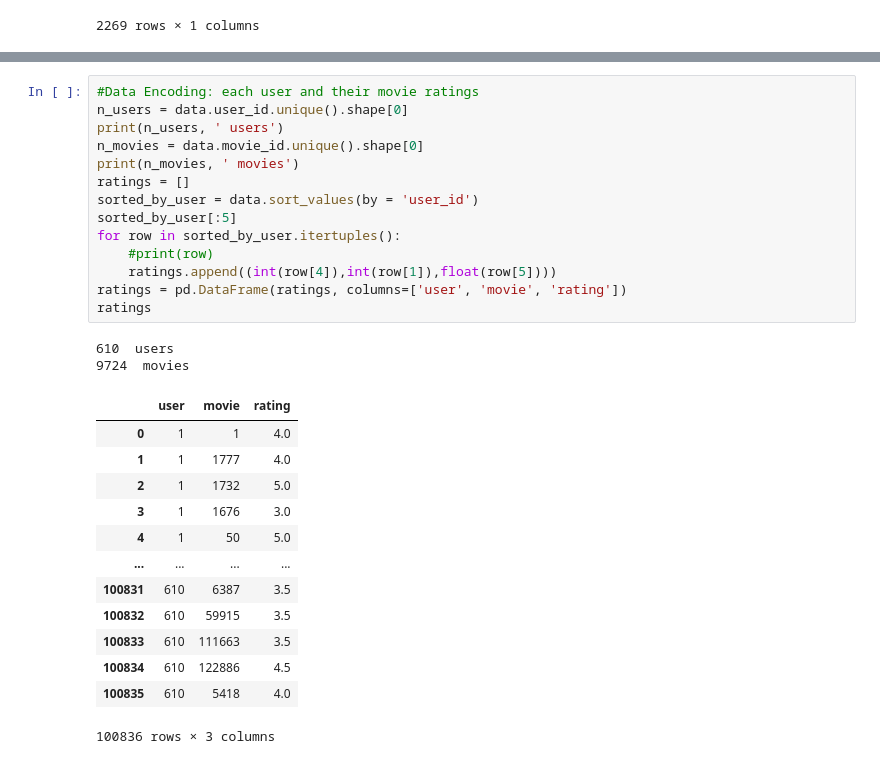
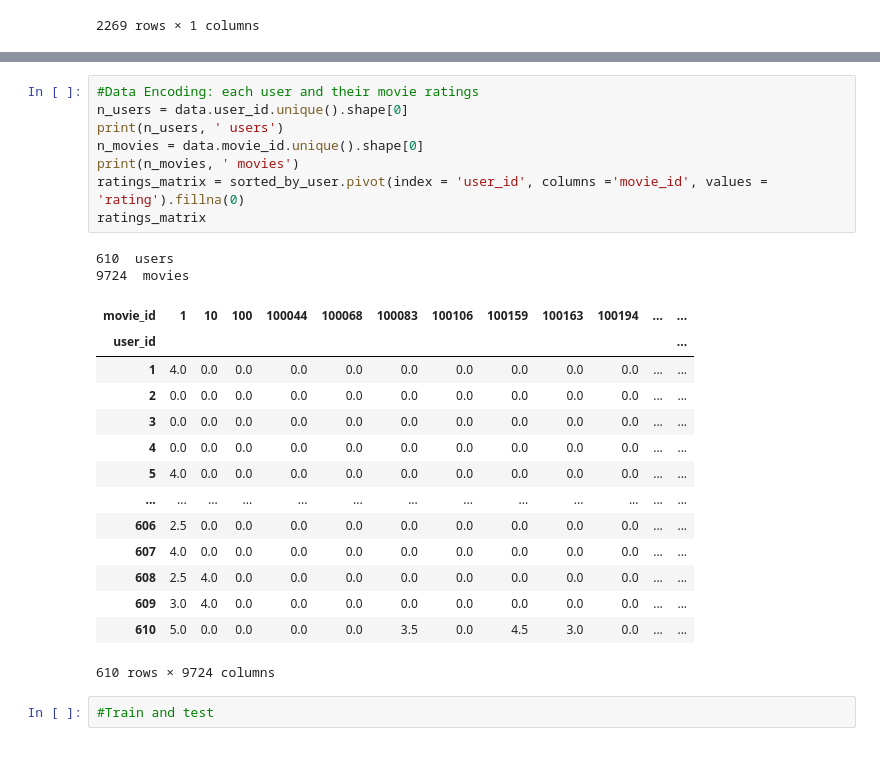
Before and after one commit to youmxr/CP421-Project, a Jupyter notebook: FinalProject.ipynb, the cells around one changed output, grey strips where cells are left out. Saved outputs shown, nothing was run; the diff lists cells and outputs as text.

```diff
--- a/FinalProject.ipynb
+++ b/FinalProject.ipynb
@@ -140,30 +140,27 @@ sorted_by_user.tail(100)
 # %%
 #Data Encoding: each user and their movie ratings
 n_users = data.user_id.unique().shape[0]
 print(n_users, ' users')
 n_movies = data.movie_id.unique().shape[0]
 print(n_movies, ' movies')
-ratings = []
-sorted_by_user = data.sort_values(by = 'user_id')
-sorted_by_user[:5]
-for row in sorted_by_user.itertuples():
-    #print(row)
-    ratings.append((int(row[4]),int(row[1]),float(row[5])))
-ratings = pd.DataFrame(ratings, columns=['user', 'movie', 'rating'])
-ratings
+ratings_matrix = sorted_by_user.pivot(index = 'user_id', columns ='movie_id', values = 'rating').fillna(0)
+ratings_matrix
 # %% [output]
 610  users
 9724  movies
-|  | user | movie | rating |
-| 0 | 1 | 1 | 4.0 |
-| 1 | 1 | 1777 | 4.0 |
-| 2 | 1 | 1732 | 5.0 |
-| 3 | 1 | 1676 | 3.0 |
-| 4 | 1 | 50 | 5.0 |
-| ... | ... | ... | ... |
-| 100831 | 610 | 6387 | 3.5 |
-| 100832 | 610 | 59915 | 3.5 |
-| 100833 | 610 | 111663 | 3.5 |
-| 100834 | 610 | 122886 | 4.5 |
-| 100835 | 610 | 5418 | 4.0 |
+| movie_id | 1 | 10 | 100 | 100044 | 100068 | 100083 | 100106 | 100159 | 100163 | 100194 | ... | ... |
+| user_id |  |  |  |  |  |  |  |  |  |  |  | ... |
+| 1 | 4.0 | 0.0 | 0.0 | 0.0 | 0.0 | 0.0 | 0.0 | 0.0 | 0.0 | 0.0 | ... | ... |
+| 2 | 0.0 | 0.0 | 0.0 | 0.0 | 0.0 | 0.0 | 0.0 | 0.0 | 0.0 | 0.0 | ... | ... |
+| 3 | 0.0 | 0.0 | 0.0 | 0.0 | 0.0 | 0.0 | 0.0 | 0.0 | 0.0 | 0.0 | ... | ... |
+| 4 | 0.0 | 0.0 | 0.0 | 0.0 | 0.0 | 0.0 | 0.0 | 0.0 | 0.0 | 0.0 | ... | ... |
+| 5 | 4.0 | 0.0 | 0.0 | 0.0 | 0.0 | 0.0 | 0.0 | 0.0 | 0.0 | 0.0 | ... | ... |
+| ... | ... | ... | ... | ... | ... | ... | ... | ... | ... | ... | ... | ... |
+| 606 | 2.5 | 0.0 | 0.0 | 0.0 | 0.0 | 0.0 | 0.0 | 0.0 | 0.0 | 0.0 | ... | ... |
+| 607 | 4.0 | 0.0 | 0.0 | 0.0 | 0.0 | 0.0 | 0.0 | 0.0 | 0.0 | 0.0 | ... | ... |
+| 608 | 2.5 | 4.0 | 0.0 | 0.0 | 0.0 | 0.0 | 0.0 | 0.0 | 0.0 | 0.0 | ... | ... |
+| 609 | 3.0 | 4.0 | 0.0 | 0.0 | 0.0 | 0.0 | 0.0 | 0.0 | 0.0 | 0.0 | ... | ... |
+| 610 | 5.0 | 0.0 | 0.0 | 0.0 | 0.0 | 3.5 | 0.0 | 4.5 | 3.0 | 0.0 | ... | ... |
-100836 rows × 3 columns
+610 rows × 9724 columns
+# %%
+#Train and test
```
Also changed, not shown: parts of 2 cells of this notebook.
